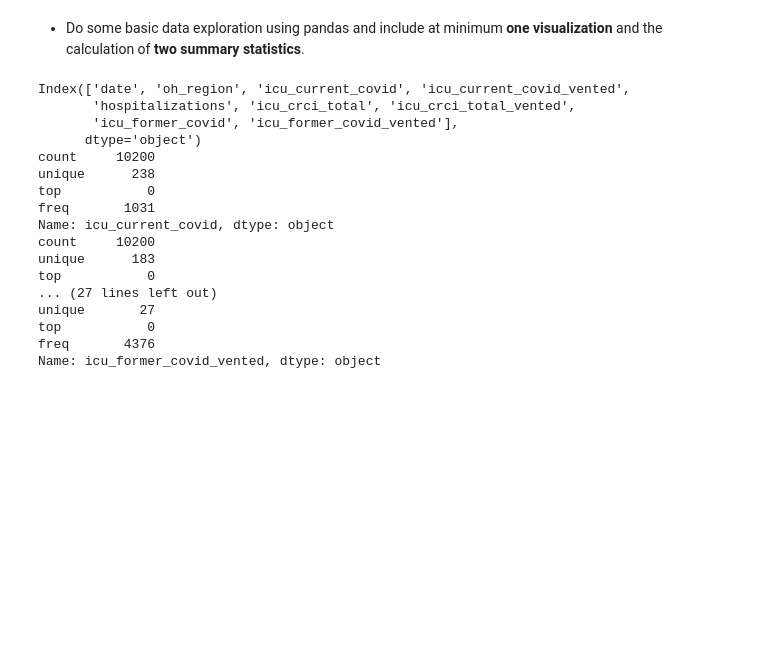
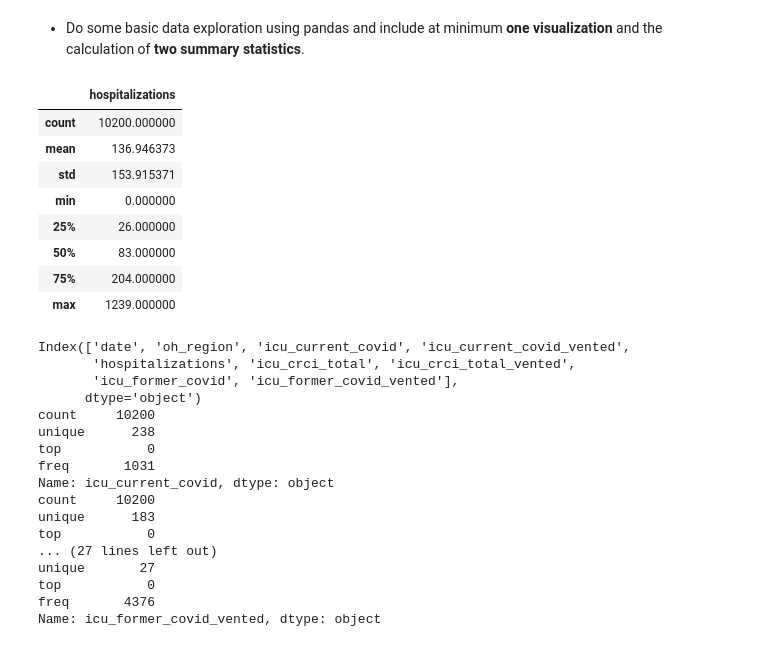
Before and after one commit to SefahF/AI4PH_Data_Versioning_Test, a Jupyter notebook: Assignment.ipynb, the cells around one changed output. Cells and saved outputs as stored; diff of their text form; code cells hidden in the pictures; blank space fills up the shorter version.

```diff
--- a/Assignment.ipynb
+++ b/Assignment.ipynb
@@ -14,6 +15,18 @@ data.head()
 | 4 | 2020-04-05 | CENTRAL | 62 | 49 | 154 | 0 | ... |
 # %% [markdown]
 * Do some basic data exploration using pandas and include at minimum **one visualization** and the calculation of **two summary statistics**.
+# %%
+data.describe() #for some reason this command gives the summary statistics of hospitalizations without the others
+# %% [output]
+|  | hospitalizations |
+| count | 10200.000000 |
+| mean | 136.946373 |
+| std | 153.915371 |
+| min | 0.000000 |
+| 25% | 26.000000 |
+| 50% | 83.000000 |
+| 75% | 204.000000 |
+| max | 1239.000000 |
 # %%
 print(data.columns)
 for name in data.columns[2:]:
```
Also changed, not shown: parts of 14 cells of this notebook.
